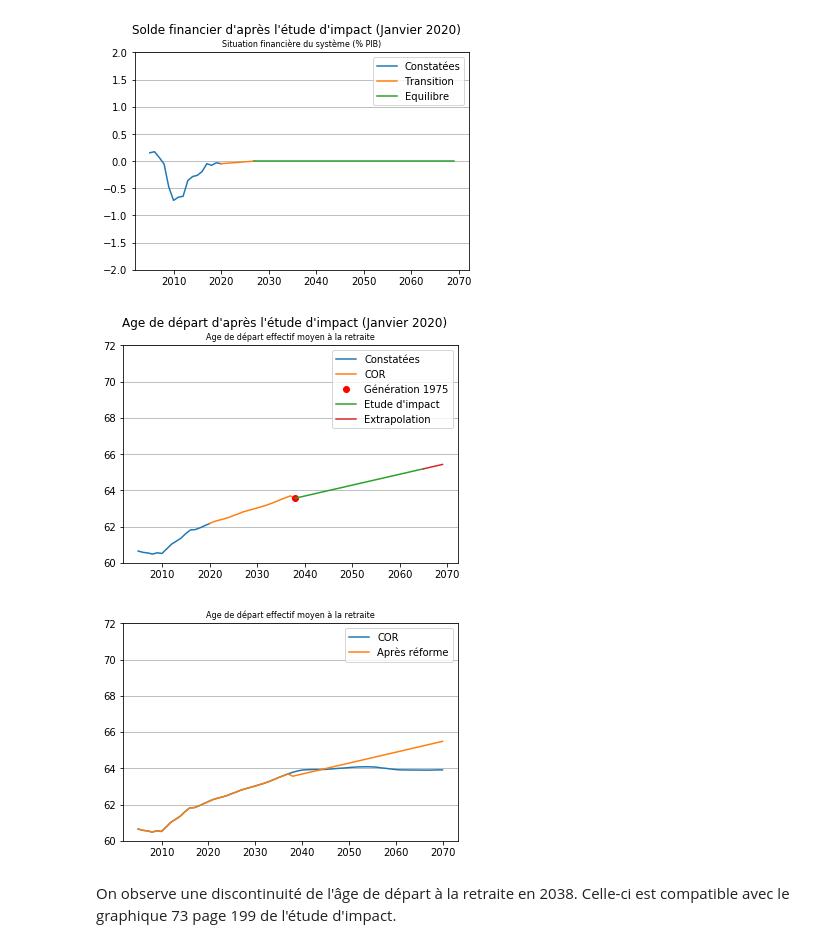
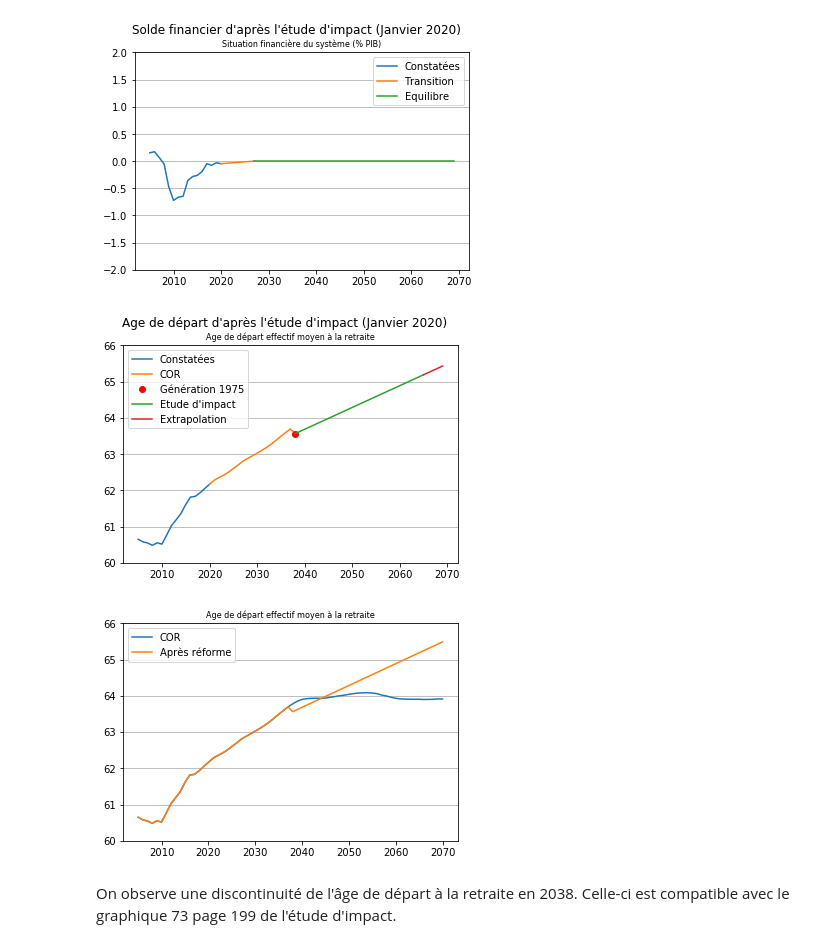
Before and after one commit to brunoscherrer/retraites, a Jupyter notebook: doc/EtudeImpact/simulation-Etude-Impact.ipynb, the cells around one changed output. Saved outputs shown, nothing was run; the diff lists cells and outputs as text; code cells hidden in the pictures.

Commit message:
Corrige erreurs dans l'article. Clarifie les graphiques.

```diff
--- a/doc/EtudeImpact/simulation-Etude-Impact.ipynb
+++ b/doc/EtudeImpact/simulation-Etude-Impact.ipynb
@@ -74,30 +74,31 @@ pl.savefig("../Article4/Simulation-Solde-Financier.pdf")
 # %%
 pl.suptitle("Age de départ d'après l'étude d'impact (Janvier 2020)");
 annees_COR = range(2020, int(etudeImpact.age_annee_transition)+1)
 annees_EI = range(int(etudeImpact.age_annee_transition),
                   int(etudeImpact.age_annee_extrapolation)+1)
 annees_extrapolation = range(etudeImpact.age_annee_extrapolation, 2070)
 analyse_etudeImpact.graphique("A", dessine_legende= False,
                               scenarios_indices = scenarios,
                               dessine_annees = annees_constatees)
 analyse_etudeImpact.graphique("A", dessine_legende= False,
                               scenarios_indices = scenarios,
                               dessine_annees = annees_COR)
 age_annee_transition = etudeImpact.age_annee_transition
 pl.plot(age_annee_transition,
         analyse_etudeImpact.A[scenario_central][int(age_annee_transition)], "ro")
 analyse_etudeImpact.graphique("A", dessine_legende= False,
                               scenarios_indices = scenarios,
                               dessine_annees = annees_EI)
 analyse_etudeImpact.graphique("A", dessine_legende= False,
                               scenarios_indices = scenarios,
                               dessine_annees = annees_extrapolation)
 pl.grid(axis="y")
+pl.ylim(top = 66.0)
 legende_transition = "Génération %d" % (etudeImpact.premiere_generation)
 pl.legend(["Constatées","COR",legende_transition,"Etude d'impact","Extrapolation"]);
 pl.savefig("../Article4/Simulation-Age.pdf")
 # %% [output]
-[figure, old version]
+[figure, new version]
 # %%
 analyse_COR = simulateur.pilotageCOR()
 analyse_COR.graphique("A", dessine_legende= False,
@@ -106,9 +107,10 @@ analyse_etudeImpact.graphique("A", dessine_legende= False,
                               scenarios_indices = scenarios)
 pl.legend(["COR","Après réforme"])
 pl.grid(axis="y")
+pl.ylim(top = 66.0)
 pl.savefig("../Article4/Simulation-Age-vs-COR.pdf")
 # %% [output]
-[figure, old version]
+[figure, new version]
 # %% [markdown]
 On observe une discontinuité de l'âge de départ à la retraite en 2038. Celle-ci est compatible avec le graphique 73 page 199 de l'étude d'impact.
 # %% [markdown]
```
Also changed, not shown: 14 other files.
